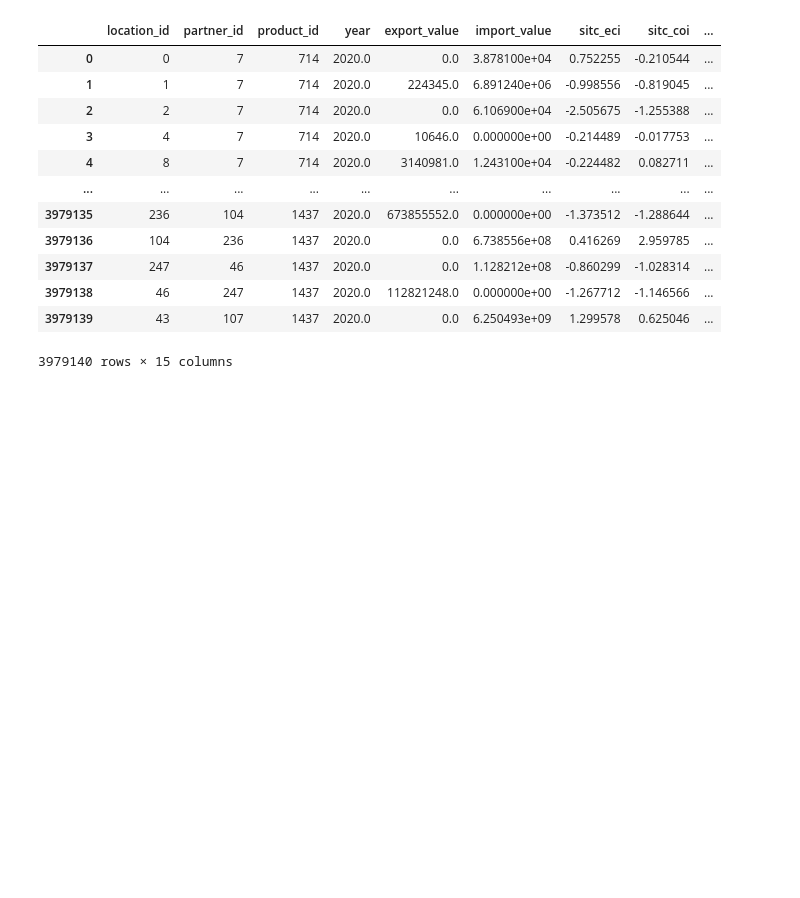
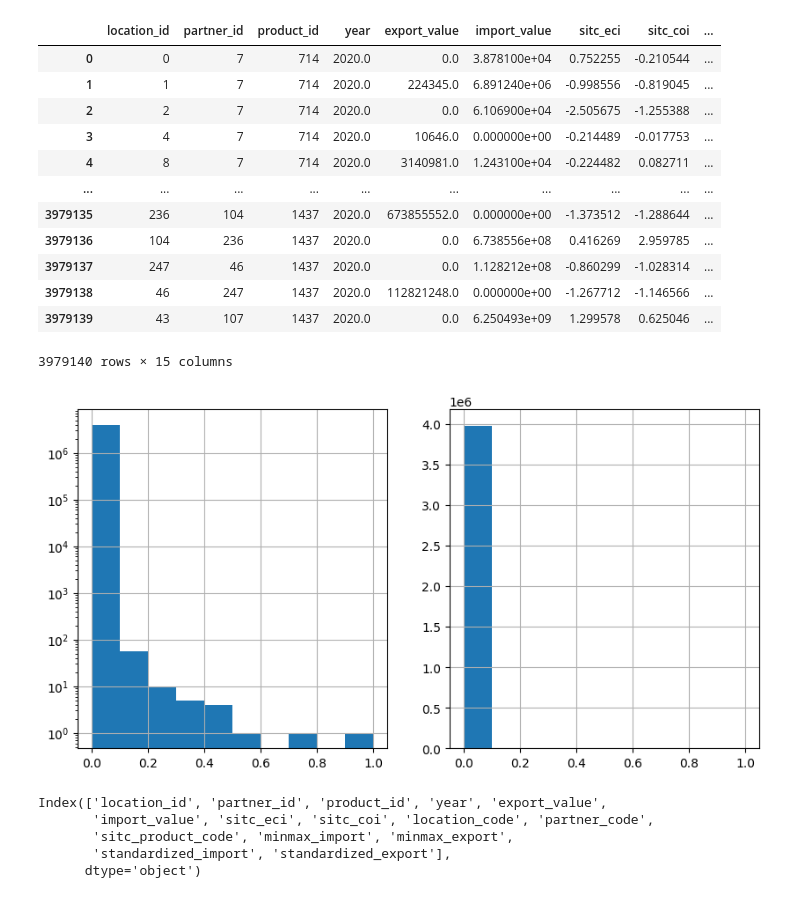
Before and after one commit to LNshuti/international-trade-ilustrated, a Jupyter notebook: python/test_embeddings.ipynb, the cells around one changed output. Saved outputs shown, nothing was run; the diff lists cells and outputs as text; code cells hidden in the pictures; blank space fills up the shorter version.

```diff
--- a/python/test_embeddings.ipynb
+++ b/python/test_embeddings.ipynb
@@ -46,3 +46,22 @@ trade_data_all_years
 | 3979138 | 46 | 247 | 1437 | 2020.0 | 112821248.0 | 0.000000e+00 | -1.267712 | -1.146566 | ... |
 | 3979139 | 43 | 107 | 1437 | 2020.0 | 0.0 | 6.250493e+09 | 1.299578 | 0.625046 | ... |
 3979140 rows × 15 columns
+# %%
+fig, ax = plt.subplots(1, 2, figsize=(10, 5))
+trade_data_all_years['minmax_import'].hist(ax=ax[0])
+trade_data_all_years['minmax_export'].hist(ax=ax[1])
+# Convert to log scale
+ax[0].set_yscale('log')
+# %% [output]
+[figure, added]
+# %%
+from sklearn import linear_model
+from sklearn.model_selection import train_test_split
+import sklearn.preprocessing as preproc
+trade_data_all_years.columns
+# %% [output]
+Index(['location_id', 'partner_id', 'product_id', 'year', 'export_value',
+       'import_value', 'sitc_eci', 'sitc_coi', 'location_code', 'partner_code',
+       'sitc_product_code', 'minmax_import', 'minmax_export',
+       'standardized_import', 'standardized_export'],
+      dtype='object')
```
